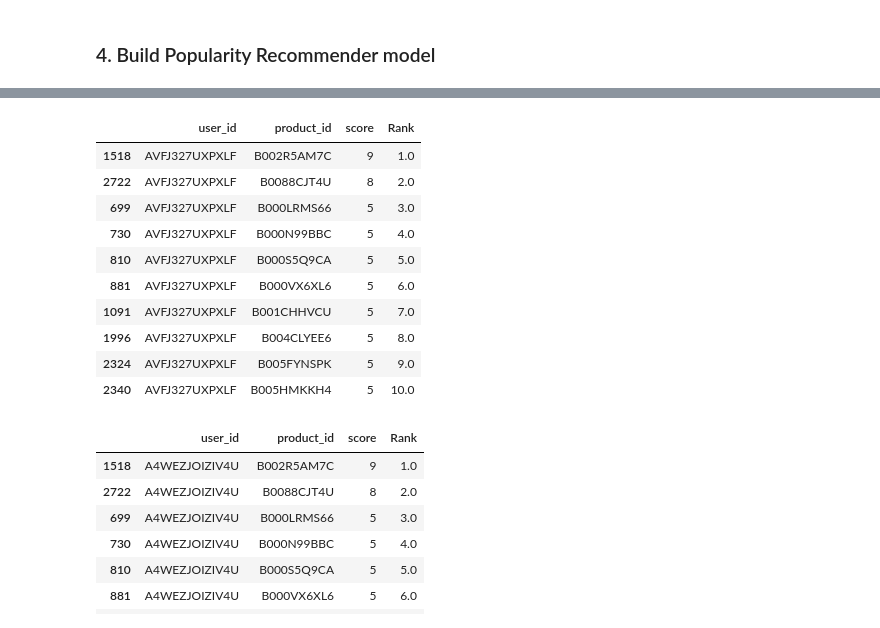
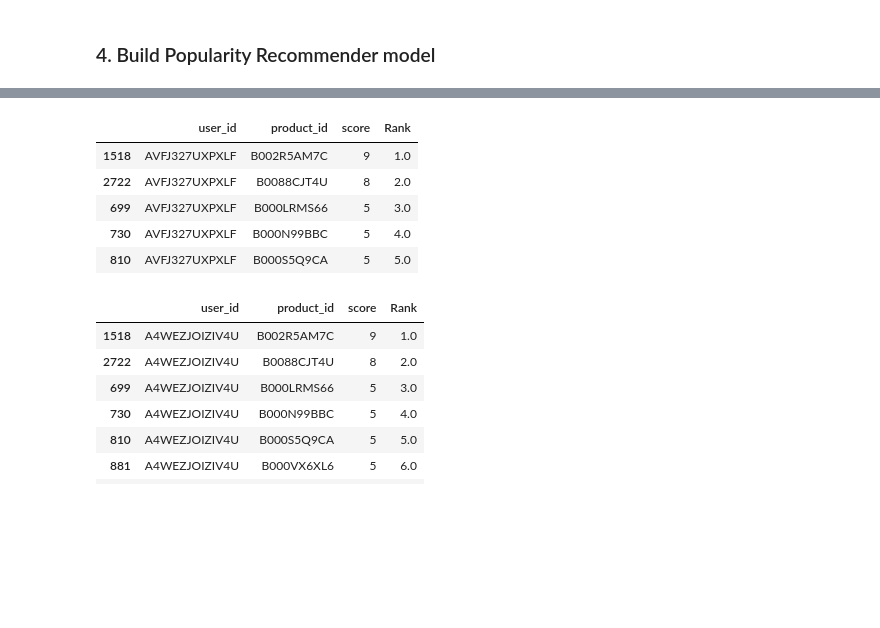
Before and after one commit to GreatLearningAIML1/bangalore-feb-batch-krishnakarthi, a Jupyter notebook: Projects/R5_Recommendation System/RecommSystems_R5_Project1.ipynb, the cells around one changed output, grey strips where cells are left out. Cells and saved outputs as stored; diff of their text form; code cells hidden in the pictures; blank space fills up the shorter version.

Commit message:
RecommSystem

```diff
--- a/Projects/R5_Recommendation System/RecommSystems_R5_Project1.ipynb
+++ b/Projects/R5_Recommendation System/RecommSystems_R5_Project1.ipynb
@@ -220,6 +221,7 @@ class popularity_recommender_py():
         self.user_id = None
         self.item_id = None
         self.popularity_recommendations = None
+
 
     #Create the popularity based recommender system model
     def create(self, train_data, user_id, item_id):
@@ -231,19 +233,17 @@ class popularity_recommender_py():
         train_data_grouped = train_data.groupby([self.item_id]).agg({self.user_id: 'count'}).reset_index()
         train_data_grouped.rename(columns = {self.user_id: "score"},inplace=True)
         #Sort the products based upon recommendation score
-        print(train_data_grouped.head())
-        print(self.item_id)
         train_data_sort = train_data_grouped.sort_values(by=["score", self.item_id], ascending=[0,1])
 
         #Generate a recommendation rank based upon score
         train_data_sort['Rank'] = train_data_sort['score'].rank(ascending=0, method='first')
 
-        #Get the top 10 recommendations
-        self.popularity_recommendations = train_data_sort.head(10)
+        #Get the top  recommendations
+        self.popularity_recommendations = train_data_sort
 
     #Use the popularity based recommender system model to
     #make recommendations
-    def recommend(self, user_id):
+    def recommend(self, user_id, k=10 ):
         user_recommendations = self.popularity_recommendations
 
         #Add user_id column for which the recommendations are being generated
@@ -254,7 +254,7 @@ class popularity_recommender_py():
         cols = cols[-1:] + cols[:-1]
         user_recommendations = user_recommendations[cols]
 
-        return user_recommendations
+        return user_recommendations.head(k)
 # %%
 pm = popularity_recommender_py()
 pm.create(train_data, 'user_id', 'product_id')
@@ -270,18 +262,14 @@ product_id
 users=train_data.user_id.unique()
 # %%
 user_id = users[20]
-pm.recommend(user_id)
+#Get Top 5 recommended product
+pm.recommend(user_id,5)
 # %% [output]
 |  | user_id | product_id | score | Rank |
 | 1518 | AVFJ327UXPXLF | B002R5AM7C | 9 | 1.0 |
 | 2722 | AVFJ327UXPXLF | B0088CJT4U | 8 | 2.0 |
 | 699 | AVFJ327UXPXLF | B000LRMS66 | 5 | 3.0 |
 | 730 | AVFJ327UXPXLF | B000N99BBC | 5 | 4.0 |
 | 810 | AVFJ327UXPXLF | B000S5Q9CA | 5 | 5.0 |
-| 881 | AVFJ327UXPXLF | B000VX6XL6 | 5 | 6.0 |
-| 1091 | AVFJ327UXPXLF | B001CHHVCU | 5 | 7.0 |
-| 1996 | AVFJ327UXPXLF | B004CLYEE6 | 5 | 8.0 |
-| 2324 | AVFJ327UXPXLF | B005FYNSPK | 5 | 9.0 |
-| 2340 | AVFJ327UXPXLF | B005HMKKH4 | 5 | 10.0 |
 # %%
 user_id = users[50]
```
Also changed, not shown: parts of 11 cells of this notebook.
